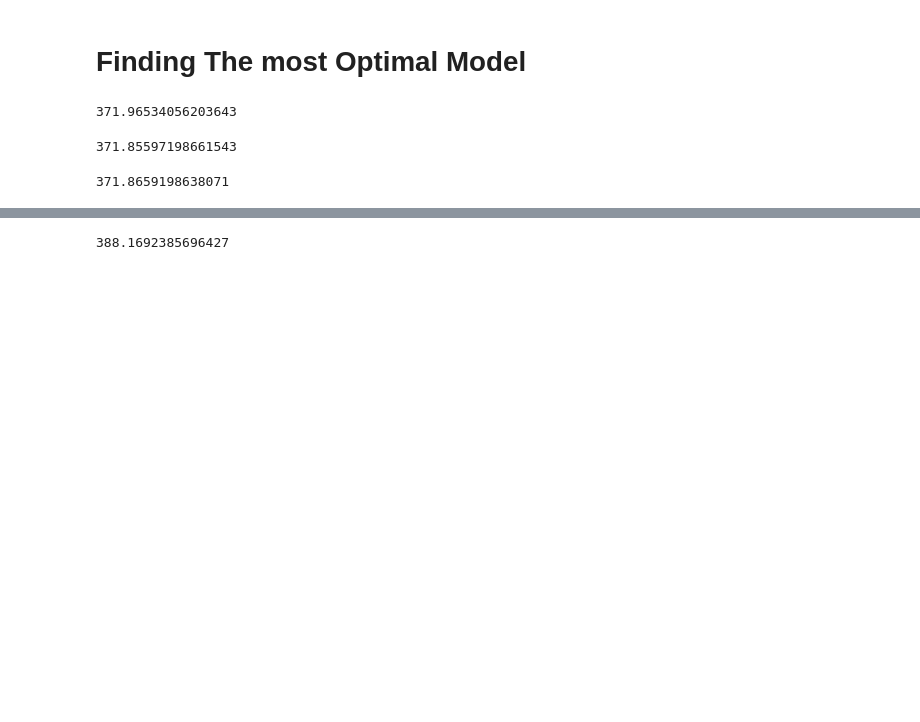
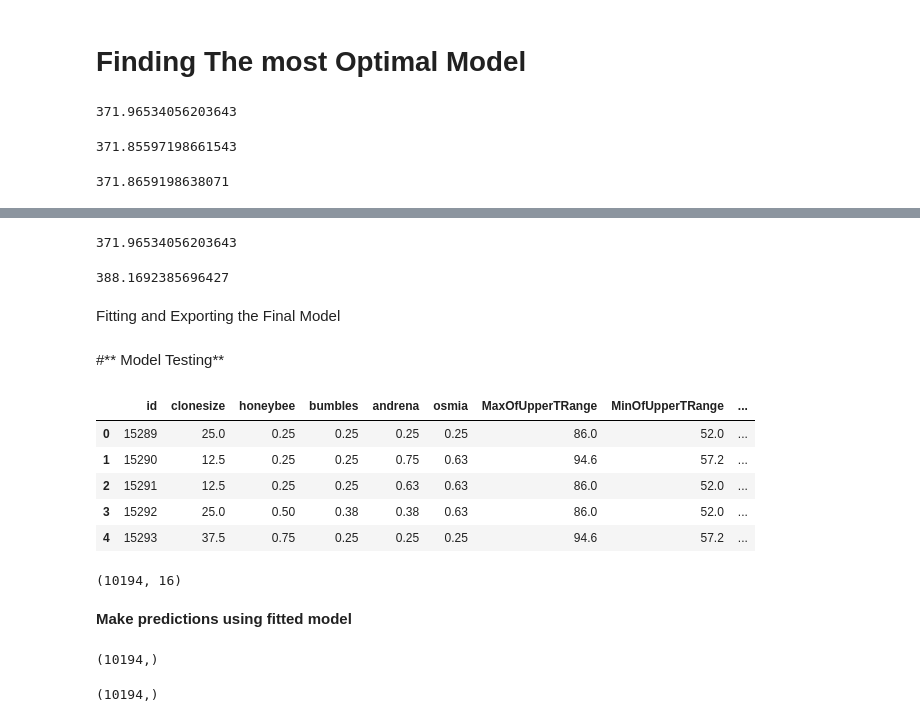
Before and after one commit to Karlajack/Machine_Learning_24e, a Jupyter notebook: WK2_Project_BLueberyy_Yield.ipynb, the cells around one changed output, grey strips where cells are left out. Saved outputs shown, nothing was run; the diff lists cells and outputs as text; code cells hidden in the pictures; blank space fills up the shorter version.

```diff
--- a/WK2_Project_BLueberyy_Yield.ipynb
+++ b/WK2_Project_BLueberyy_Yield.ipynb
@@ -144,6 +145,13 @@ cross_val_score(model, X, y, cv=10, scoring='neg_mean_absolute_error').mean() *
+# %%
+model1 = make_pipeline(StandardScaler(),PolynomialFeatures(degree=2),Lasso(alpha=0.5))
+cross_val_score(model, X, y, cv=10, scoring='neg_mean_absolute_error').mean() * -1
+# %% [output]
+371.96534056203643
 # %%
 model = make_pipeline(StandardScaler(),ElasticNet(alpha=0.1,l1_ratio=0.3))
 
 cross_val_score(model, X, y, cv=10, scoring='neg_mean_absolute_error').mean() * -1
 # %% [output]
 388.1692385696427
+# %% [markdown]
+Fitting and Exporting the Final Model
@@ -149,0 +163,34 @@ cross_val_score(model, X, y, cv=10, scoring='neg_mean_absolute_error').mean() *
+# %% [markdown]
+#** Model Testing**
+# %%
+# Import test data
+test = pd.read_csv('/test.csv')
+test.head()
+# %% [output]
+|  | id | clonesize | honeybee | bumbles | andrena | osmia | MaxOfUpperTRange | MinOfUpperTRange | ... |
+| 0 | 15289 | 25.0 | 0.25 | 0.25 | 0.25 | 0.25 | 86.0 | 52.0 | ... |
+| 1 | 15290 | 12.5 | 0.25 | 0.25 | 0.75 | 0.63 | 94.6 | 57.2 | ... |
+| 2 | 15291 | 12.5 | 0.25 | 0.25 | 0.63 | 0.63 | 86.0 | 52.0 | ... |
+| 3 | 15292 | 25.0 | 0.50 | 0.38 | 0.38 | 0.63 | 86.0 | 52.0 | ... |
+| 4 | 15293 | 37.5 | 0.75 | 0.25 | 0.25 | 0.25 | 94.6 | 57.2 | ... |
+# %%
+X = test[['clonesize', 'honeybee', 'bumbles', 'andrena', 'osmia',
+       'MaxOfUpperTRange', 'MinOfUpperTRange', 'AverageOfUpperTRange',
+       'MaxOfLowerTRange', 'MinOfLowerTRange', 'AverageOfLowerTRange',
+       'RainingDays', 'AverageRainingDays', 'fruitset', 'fruitmass', 'seeds']]
+X.shape
+# %% [output]
+(10194, 16)
+# %% [markdown]
+**Make predictions using fitted model**
+# %%
+loaded_model = pickle.load(open('sample_data/model.sav', 'rb'))
+y_pred = loaded_model.predict(X)
+y_pred.shape
+# %% [output]
+(10194,)
+# %%
+y_pred =model.predict(X)
+y_pred.shape
+# %% [output]
+(10194,)
```
Also changed, not shown: parts of 8 cells of this notebook.
